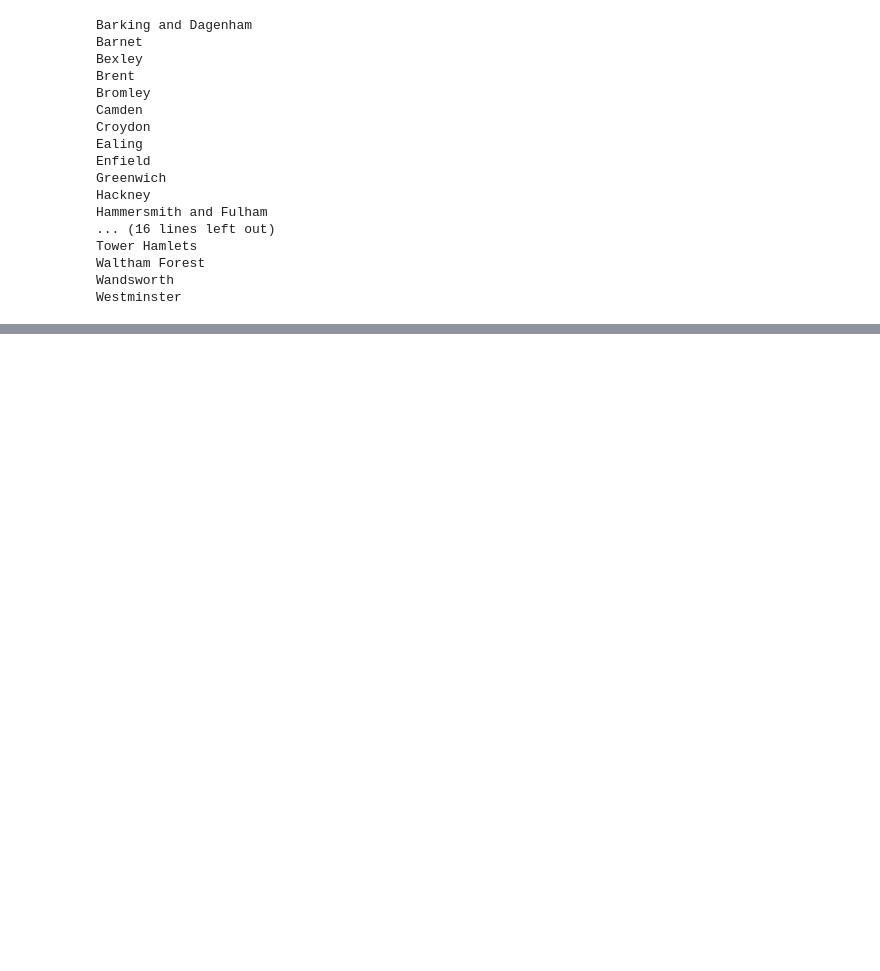
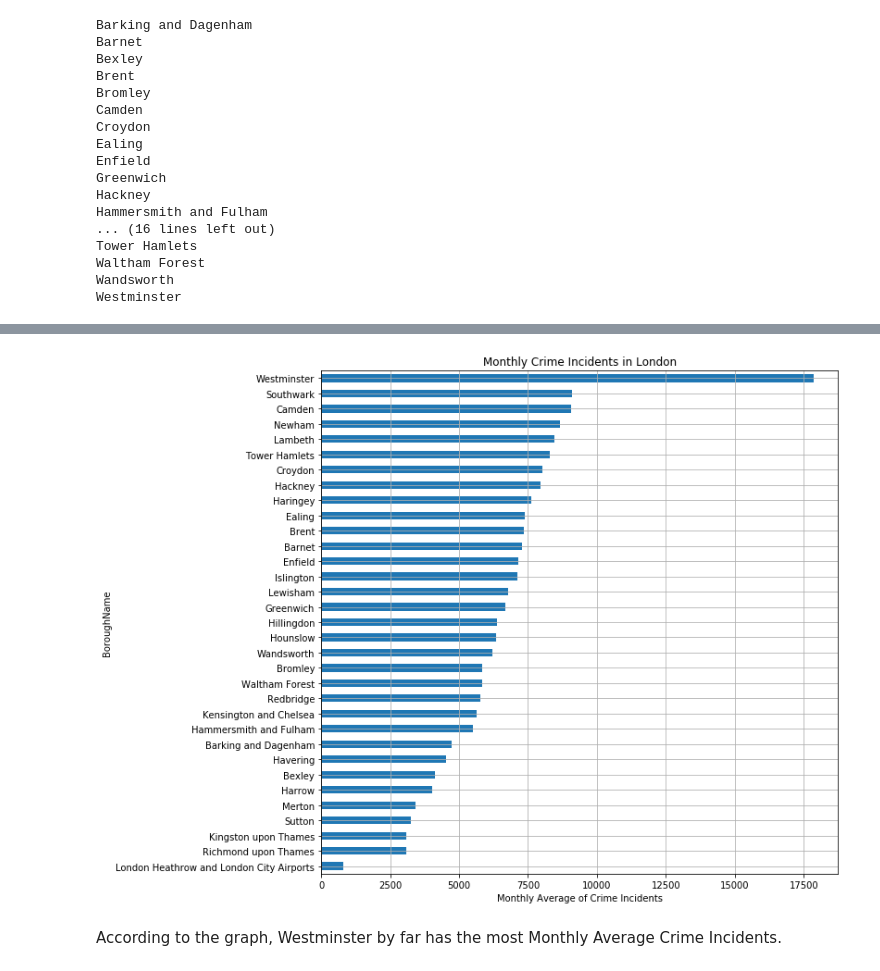
Before and after one commit to jbird81/github-example1, a Jupyter notebook: The Battle of Neighborhoods (Week 1) Data.ipynb, the cells around one changed output, grey strips where cells are left out. Saved outputs shown, nothing was run; the diff lists cells and outputs as text; code cells hidden in the pictures; blank space fills up the shorter version.

```diff
--- a/The Battle of Neighborhoods (Week 1) Data.ipynb
+++ b/The Battle of Neighborhoods (Week 1) Data.ipynb
@@ -332,0 +452,10 @@ venues.head()
+# %%
+#Visualize crime data
+crime.set_index('BoroughName')['MonthlyAverage'].sort_values().plot(kind='barh', grid=True, figsize=(10,10))
+plt.xlabel('Monthly Average of Crime Incidents')
+plt.title('Monthly Crime Incidents in London')
+plt.show()
+# %% [output]
+[figure, added]
+# %% [markdown]
+According to the graph, Westminster by far has the most Monthly Average Crime Incidents.
```
Also changed, not shown: parts of 76 cells of this notebook.
